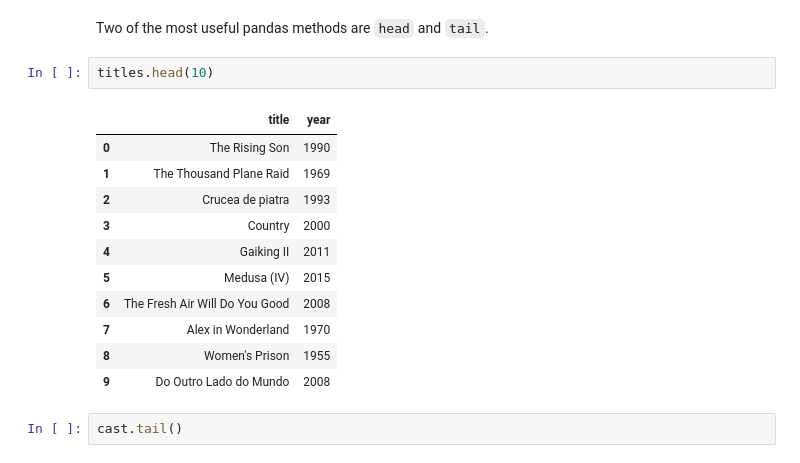
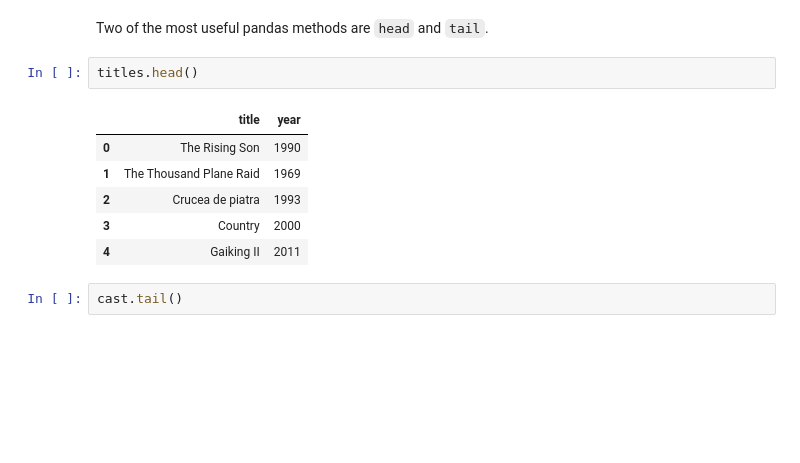
Before and after one commit to travontai/BD2K-Summer-Workshop, a Jupyter notebook: 4-Anaconda-IPython-Dataframes.ipynb, the cells around one changed output. Saved outputs shown, nothing was run; the diff lists cells and outputs as text; blank space fills up the shorter version.

```diff
--- a/4-Anaconda-IPython-Dataframes.ipynb
+++ b/4-Anaconda-IPython-Dataframes.ipynb
@@ -150,19 +150,14 @@ pandas.core.series.Series
 # %% [markdown]
 Two of the most useful pandas methods are `head` and `tail`.
 # %%
-titles.head(10)
+titles.head()
 # %% [output]
 |  | title | year |
 | 0 | The Rising Son | 1990 |
 | 1 | The Thousand Plane Raid | 1969 |
 | 2 | Crucea de piatra | 1993 |
 | 3 | Country | 2000 |
 | 4 | Gaiking II | 2011 |
-| 5 | Medusa (IV) | 2015 |
-| 6 | The Fresh Air Will Do You Good | 2008 |
-| 7 | Alex in Wonderland | 1970 |
-| 8 | Women's Prison | 1955 |
-| 9 | Do Outro Lado do Mundo | 2008 |
 # %%
 cast.tail()
 # %% [output]
```
Also changed, not shown: parts of 12 cells of this notebook.
